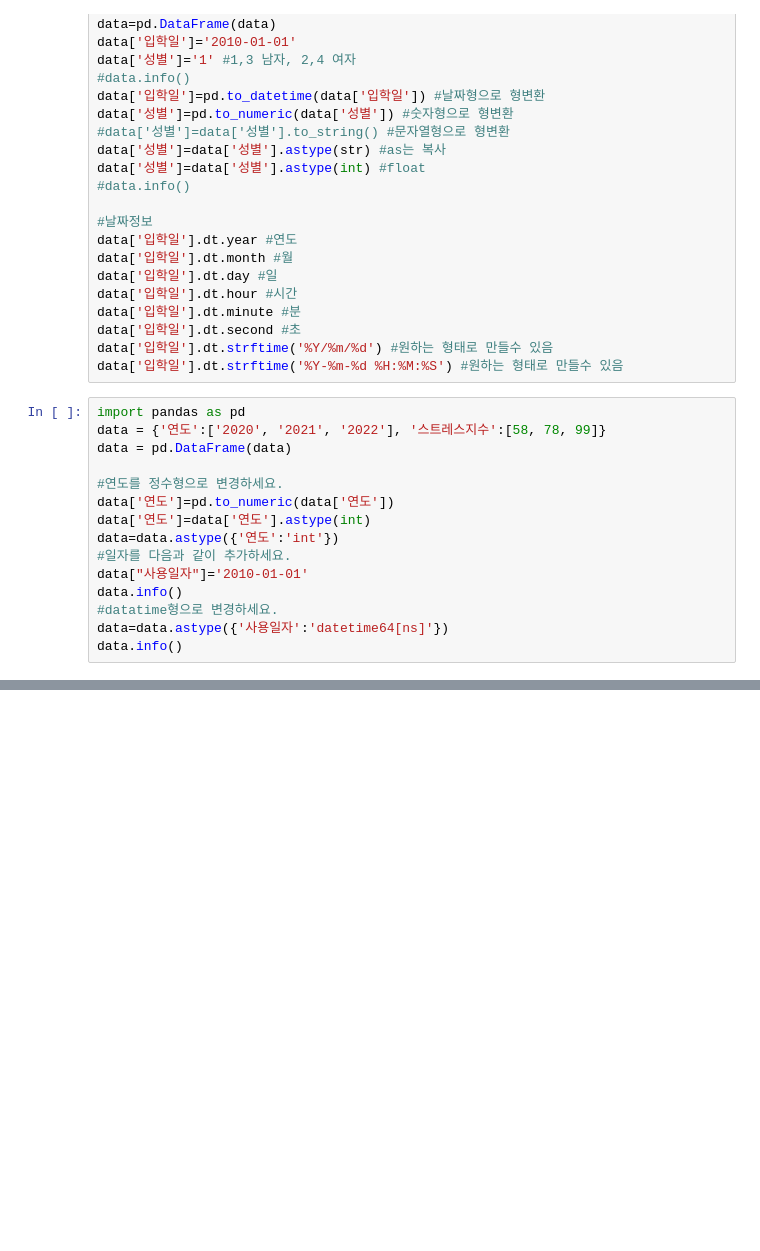
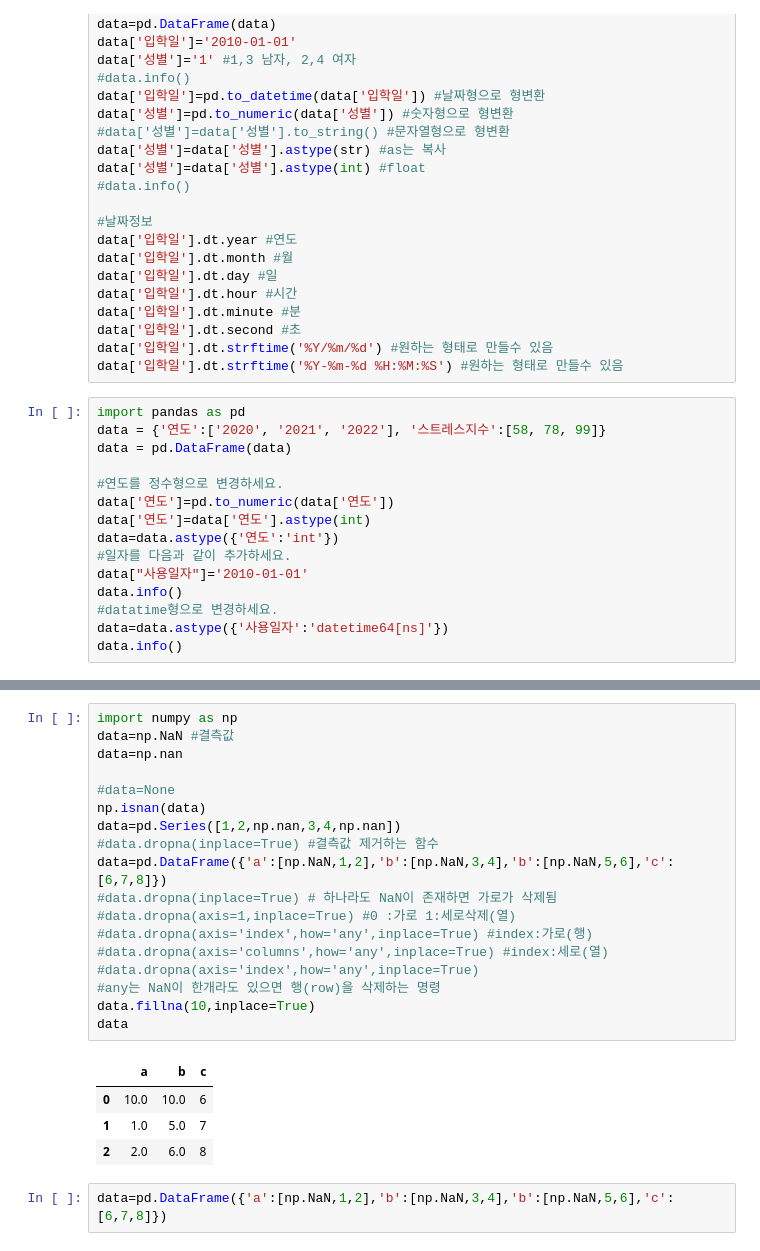
Before and after one commit to ljw971125/Python, a Jupyter notebook: pandas.ipynb, the cells around one changed output, grey strips where cells are left out. Cells and saved outputs as stored; diff of their text form; blank space fills up the shorter version.

```diff
--- a/pandas.ipynb
+++ b/pandas.ipynb
@@ -847,0 +861,25 @@ Name: 최저기온일자, dtype: object
+# %%
+import numpy as np
+data=np.NaN #결측값
+data=np.nan
+
+#data=None
+np.isnan(data)
+data=pd.Series([1,2,np.nan,3,4,np.nan])
+#data.dropna(inplace=True) #결측값 제거하는 함수
+data=pd.DataFrame({'a':[np.NaN,1,2],'b':[np.NaN,3,4],'b':[np.NaN,5,6],'c':[6,7,8]})
+#data.dropna(inplace=True) # 하나라도 NaN이 존재하면 가로가 삭제됨
+#data.dropna(axis=1,inplace=True) #0 :가로 1:세로삭제(열)
+#data.dropna(axis='index',how='any',inplace=True) #index:가로(행)
+#data.dropna(axis='columns',how='any',inplace=True) #index:세로(열)
+#data.dropna(axis='index',how='any',inplace=True)
+#any는 NaN이 한개라도 있으면 행(row)을 삭제하는 명령
+data.fillna(10,inplace=True)
+data
+# %% [output]
+|  | a | b | c |
+| 0 | 10.0 | 10.0 | 6 |
+| 1 | 1.0 | 5.0 | 7 |
+| 2 | 2.0 | 6.0 | 8 |
+# %%
+data=pd.DataFrame({'a':[np.NaN,1,2],'b':[np.NaN,3,4],'b':[np.NaN,5,6],'c':[6,7,8]})
```
Also changed, not shown: parts of 1 cell of this notebook.
